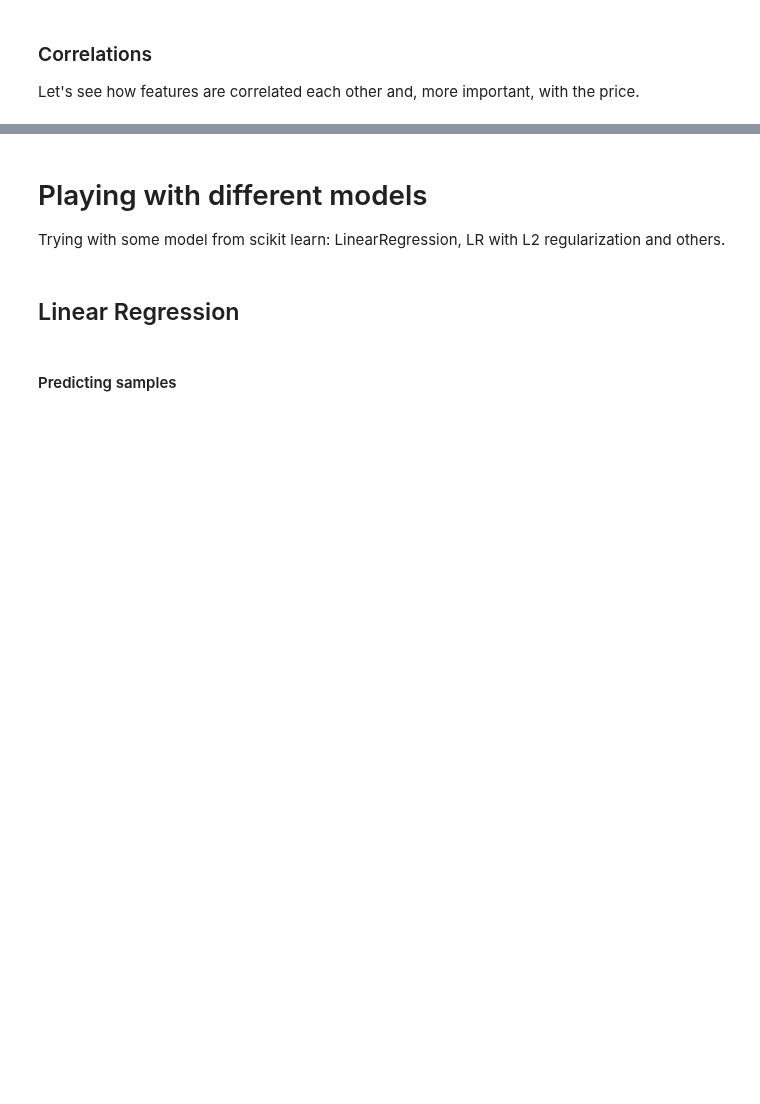
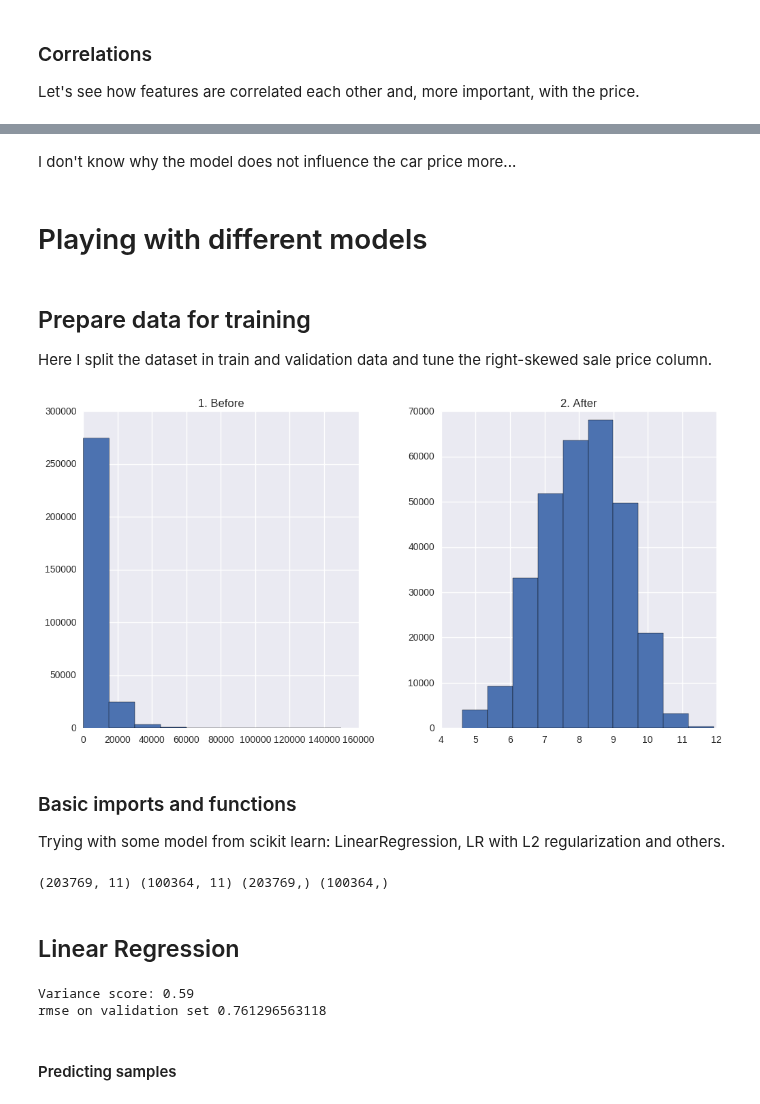
Before and after one commit to ddmng/jupyter-test, a Jupyter notebook: autos/Autos price predictions.ipynb, the cells around one changed output, grey strips where cells are left out. Saved outputs shown, nothing was run; the diff lists cells and outputs as text; code cells hidden in the pictures; blank space fills up the shorter version.

```diff
--- a/autos/Autos price predictions.ipynb
+++ b/autos/Autos price predictions.ipynb
@@ -520,46 +382,65 @@ Transforming the right-skewed sale price column.
+# %% [markdown]
+I don't know why the model does not influence the car price more...
+# %% [markdown]
+# Playing with different models
+# %% [markdown]
+## Prepare data for training
+Here I split the dataset in train and validation data and tune the right-skewed sale price column.
 # %%
+
+Y = labeled['price']
+X = labeled.drop(['price'], axis='columns', inplace=False)
+
+
 matplotlib.rcParams['figure.figsize'] = (12.0, 6.0)
 prices = pd.DataFrame({"1. Before":Y, "2. After":np.log1p(Y)})
 prices.hist()
 
 Y = np.log1p(Y)
+# %% [output]
+[figure, added]
 # %% [markdown]
-# Playing with different models
+### Basic imports and functions
 
 Trying with some model from scikit learn: LinearRegression, LR with L2 regularization and others.
 # %%
 from sklearn.linear_model import Ridge, RidgeCV, ElasticNet, Lasso, LassoCV, LassoLarsCV
 from sklearn.model_selection import cross_val_score, train_test_split
-
 
 def cv_rmse(model, x, y):
     r = np.sqrt(-cross_val_score(model, x, y, scoring="neg_mean_squared_error", cv = 5))
     return r
 
+# Percent of the X array to use as training set. This implies that the rest will be test set
+test_size = .33
+
+#Split into train and validation
+X_train, X_val, y_train, y_val = train_test_split(X, Y, test_size=test_size, random_state = 3)
+print(X_train.shape, X_val.shape, y_train.shape, y_val.shape)
+
 r = range(2003, 2017)
 km_year = 10000
+# %% [output]
+(203769, 11) (100364, 11) (203769,) (100364,)
 # %% [markdown]
 ## Linear Regression
 # %%
 linear = linear_model.LinearRegression()
 
-# Percent of the X array to use as training set. This implies that the rest will be test set
-test_size = .2
-
-#Split into train and validation
-X_train, X_test, y_train, y_test = train_test_split(X, Y, test_size=test_size, random_state = 3)
-print(X_train.shape, X_test.shape, y_train.shape, y_test.shape)
 linear.fit(X_train, y_train)
 
 # Explained variance score: 1 is perfect prediction
-score = linear.score(X_test, y_test)
+score = linear.score(X_val, y_val)
 print('Variance score: %.2f' % score)
 
-print("rmse on validation set", cv_rmse(linear, X_test, y_test).mean())
+print("rmse on validation set", cv_rmse(linear, X_val, y_val).mean())
 
 # Last version results:
 # Variance score: 0.68
 # rmse on validation set 0.639555427197
+# %% [output]
+Variance score: 0.59
+rmse on validation set 0.761296563118
 # %% [markdown]
 #### Predicting samples
 # %%
```
Also changed, not shown: parts of 52 cells of this notebook.
